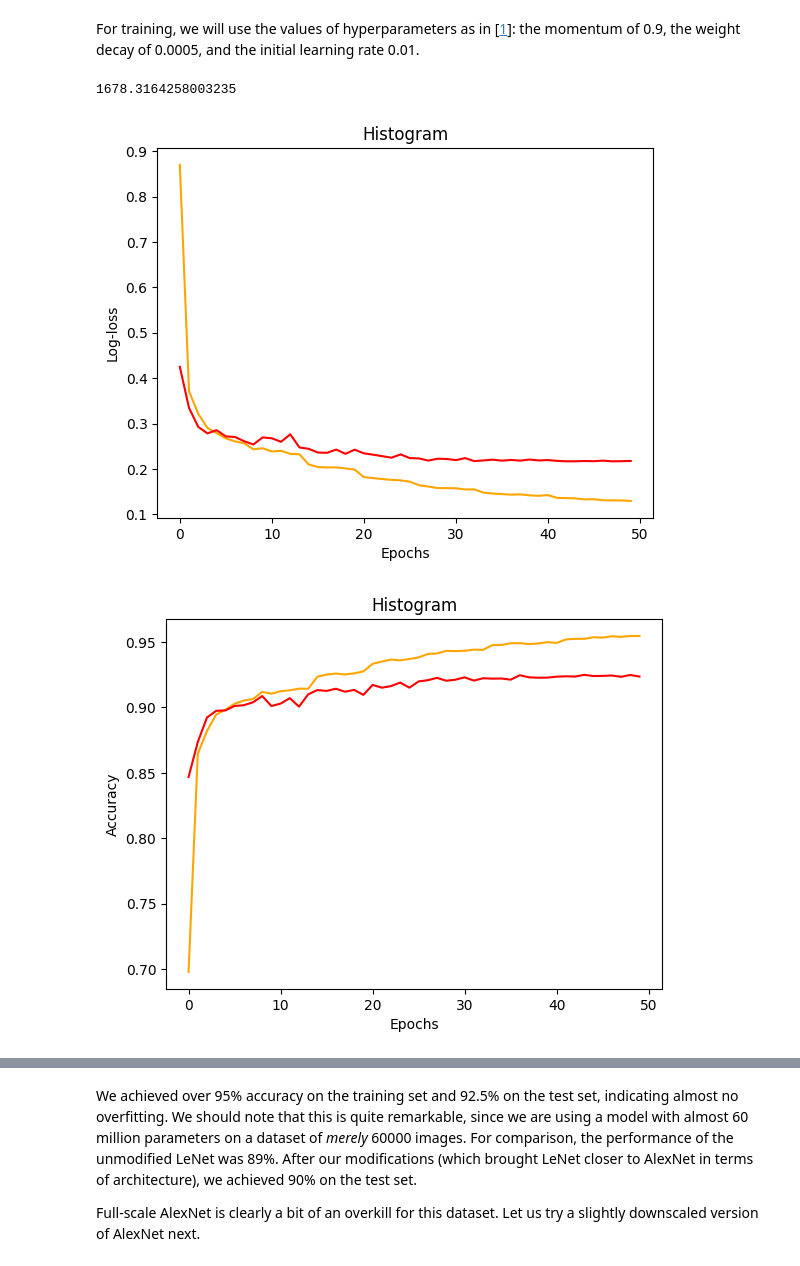
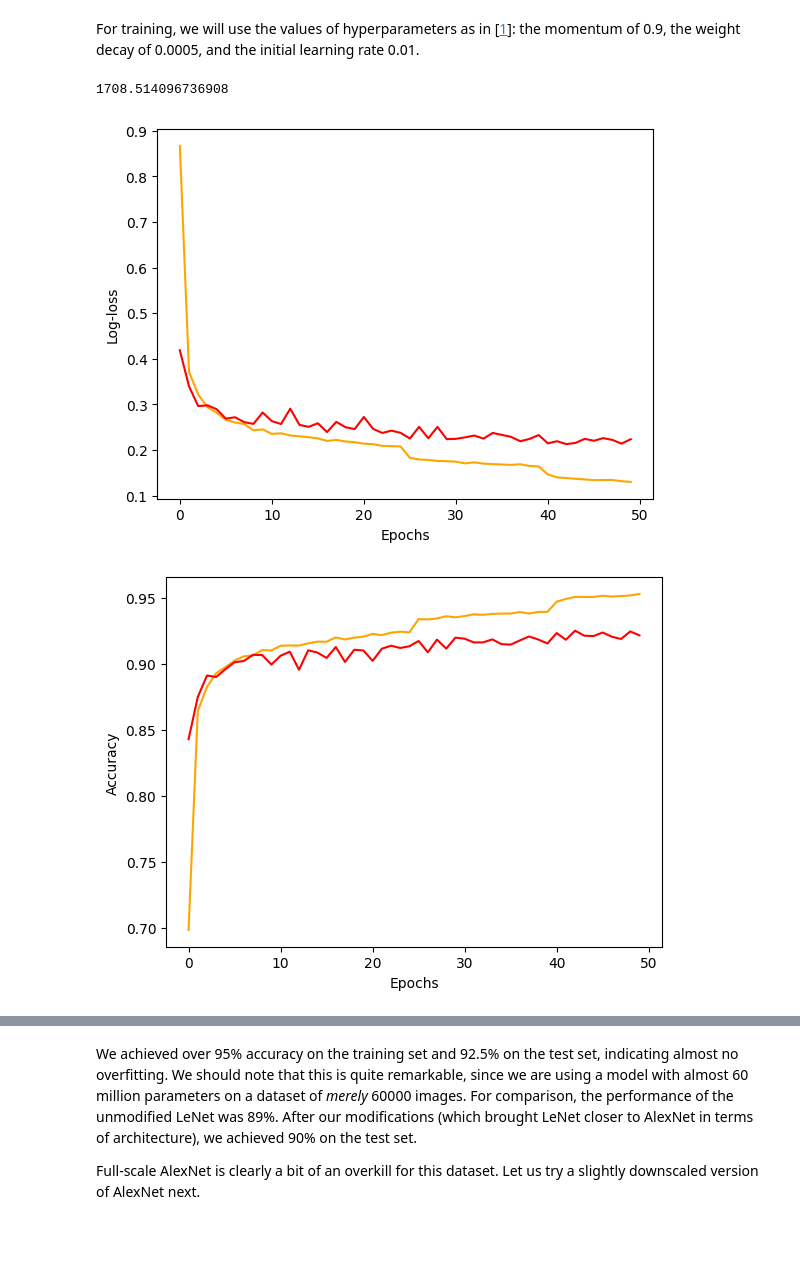
Before and after one commit to fejlek/Nine-Circles-ML1, a Jupyter notebook: 4 Fourth Circle - Neural Networks/Fourth_circle_neural_2b_alexnet.ipynb, the cells around one changed output, grey strips where cells are left out. Saved outputs shown, nothing was run; the diff lists cells and outputs as text; code cells hidden in the pictures; blank space fills up the shorter version.

```diff
--- a/4 Fourth Circle - Neural Networks/Fourth_circle_neural_2b_alexnet.ipynb
+++ b/4 Fourth Circle - Neural Networks/Fourth_circle_neural_2b_alexnet.ipynb
@@ -226,7 +226,7 @@ For training, we will use the values of hyperparameters as in [[1](#1)]: the mom
 torch.manual_seed(123)
 AlexNet_cuda.apply(init_weights_he)
 optim_SGD_cuda =  torch.optim.SGD(AlexNet_cuda.parameters(), lr = 0.01, momentum = 0.9, weight_decay = 0.005)
-scheduler_cuda = torch.optim.lr_scheduler.ReduceLROnPlateau(optim_SGD_cuda, factor = 0.5, patience = 4, threshold = 0.1)
+scheduler_cuda = torch.optim.lr_scheduler.MultiStepLR(optim_SGD_cuda, milestones=[25, 40], gamma = 0.5)
 cross_entropy_loss = nn.CrossEntropyLoss()
 
 n_epochs = 50
@@ -245,22 +245,20 @@ for t in range(n_epochs):
 end = time.time()
 print(end - start)
 # %% [output]
-1678.3164258003235
+1708.514096736908
 # %%
 plt.plot(loss_epochs_train, color = 'orange')
 plt.plot(loss_epochs_test, color = 'red')
-plt.title('Histogram')
 plt.xlabel('Epochs')
 plt.ylabel('Log-loss');
 # %% [output]
-[figure, old version]
+[figure, new version]
 # %%
 plt.plot(accu_epochs_train, color = 'orange')
 plt.plot(accu_epochs_test, color = 'red')
-plt.title('Histogram')
 plt.xlabel('Epochs')
 plt.ylabel('Accuracy');
 # %% [output]
-[figure, old version]
+[figure, new version]
 # %%
 plt.plot(learning_rates, color = 'green')
```
Also changed, not shown: parts of 35 cells of this notebook, 2 other files.
